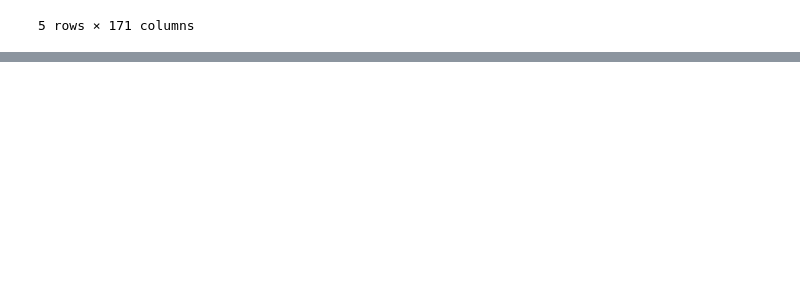
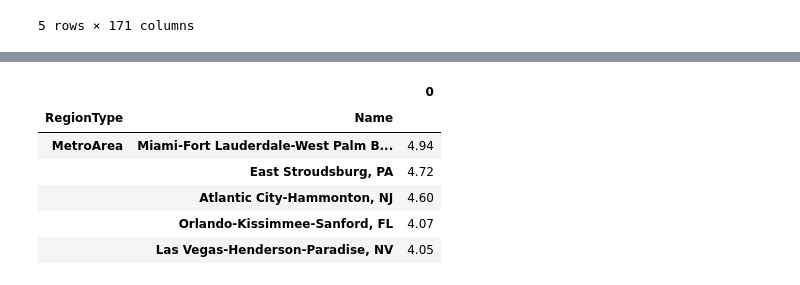
Before and after one commit to navinvarma/MortgageAnalysis, a Jupyter notebook: mortgage_stats.ipynb, the cells around one changed output, grey strips where cells are left out. Drawn from its saved outputs; the diff is of its cells as text; code cells hidden in the pictures; blank space fills up the shorter version.

```diff
--- a/mortgage_stats.ipynb
+++ b/mortgage_stats.ipynb
@@ -29,0 +159,3 @@ late_90plus_days.head()
+# %%
+late_90plus_days_area = pd.DataFrame(late_90plus_days.groupby(['RegionType','Name']).mean().round(2)[year_month_cols].mean(axis=1).round(2).sort_values(ascending=False))
+late_90plus_days_area
@@ -29,0 +177,10 @@ late_90plus_days.head()
+# %%
+late_90plus_days_area.head()
+# %% [output]
+|  |  | 0 |
+| RegionType | Name |  |
+| MetroArea | Miami-Fort Lauderdale-West Palm B... | 4.94 |
+|  | East Stroudsburg, PA | 4.72 |
+|  | Atlantic City-Hammonton, NJ | 4.60 |
+|  | Orlando-Kissimmee-Sanford, FL | 4.07 |
+|  | Las Vegas-Henderson-Paradise, NV | 4.05 |
```
Also changed, not shown: parts of 23 cells of this notebook.
